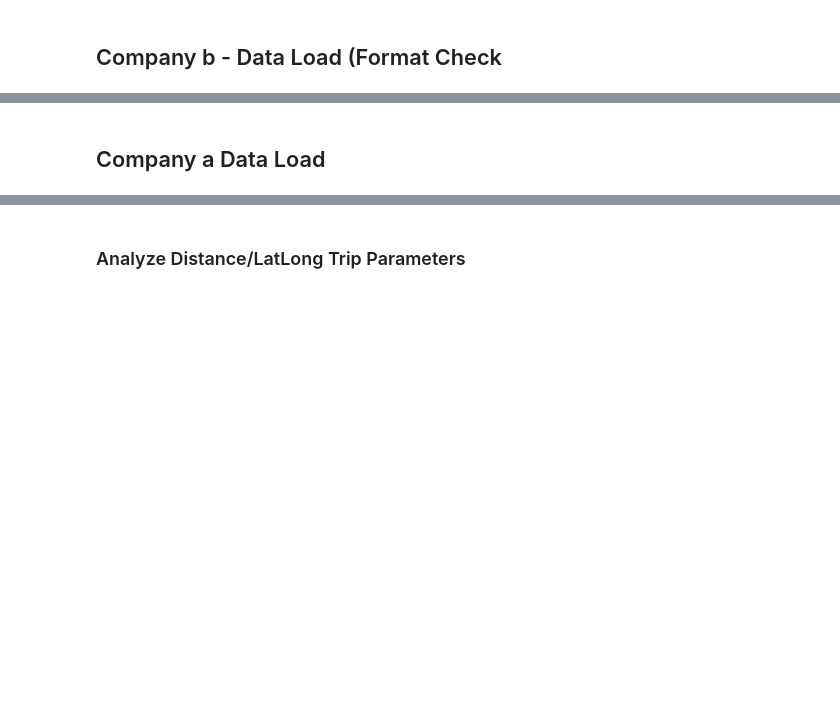
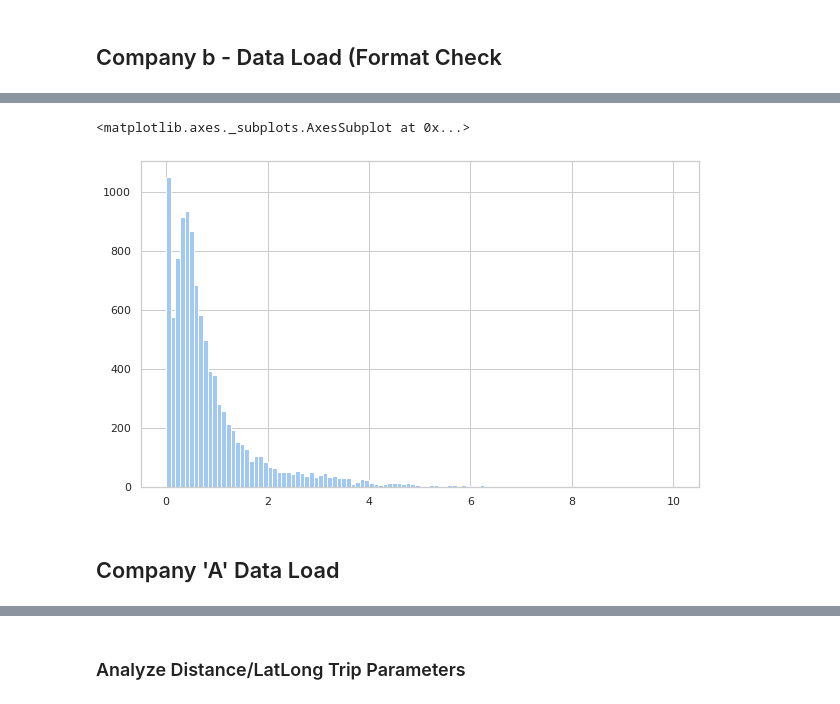
Before and after one commit to dataartist-og/rideshare-trip-analysis, a Jupyter notebook: ScooterTripAnalysis.ipynb, the cells around one changed output, grey strips where cells are left out. Cells and saved outputs as stored; diff of their text form; code cells hidden in the pictures; blank space fills up the shorter version.

```diff
--- a/ScooterTripAnalysis.ipynb
+++ b/ScooterTripAnalysis.ipynb
@@ -25,4 +35,5 @@ import pandas as pd
 # %% [markdown]
 ## Company b - Data Load (Format Check
 # %%
-pd.read_csv('drive/MyDrive/data_exercise/company_b_1.csv').head()
+b1 = pd.read_csv('drive/MyDrive/data_exercise/company_b_1.csv')
+b2 = pd.read_csv('drive/MyDrive/data_exercise/company_b_2.csv')
@@ -44,0 +40,4 @@ pd.read_csv('drive/MyDrive/data_exercise/company_b_2.csv').head()
+# %%
+b_df = pd.concat([b1,b2])
+# %%
+b_df = b_df.rename(columns = {"trip_id":"TripID","start_time":"StartTime","completed_time":"EndTime","distance_meters":"TripDistance","start_latitude":"StartLatitude","start_longitude":"StartLongitude","end_latitude":"EndLatitude","end_longitude":"EndLongitude"})
@@ -44,0 +60,3 @@ pd.read_csv('drive/MyDrive/data_exercise/company_b_2.csv').head()
+# %%
+b_df['TripDistance'] /= 1609.34##Convert from Meters to Miles
+b_df.head()
@@ -45,3 +82,8 @@ pd.read_csv('drive/MyDrive/data_exercise/company_b_2.csv').head()
+# %%
+b_df.TripDistance.hist(bins=np.linspace(0,10,111))
+# %% [output]
+<matplotlib.axes._subplots.AxesSubplot at 0x...>
+[figure, added]
 # %% [markdown]
-## Company a Data Load
+## Company 'A' Data Load
 # %%
```
Also changed, not shown: parts of 215 cells of this notebook.
